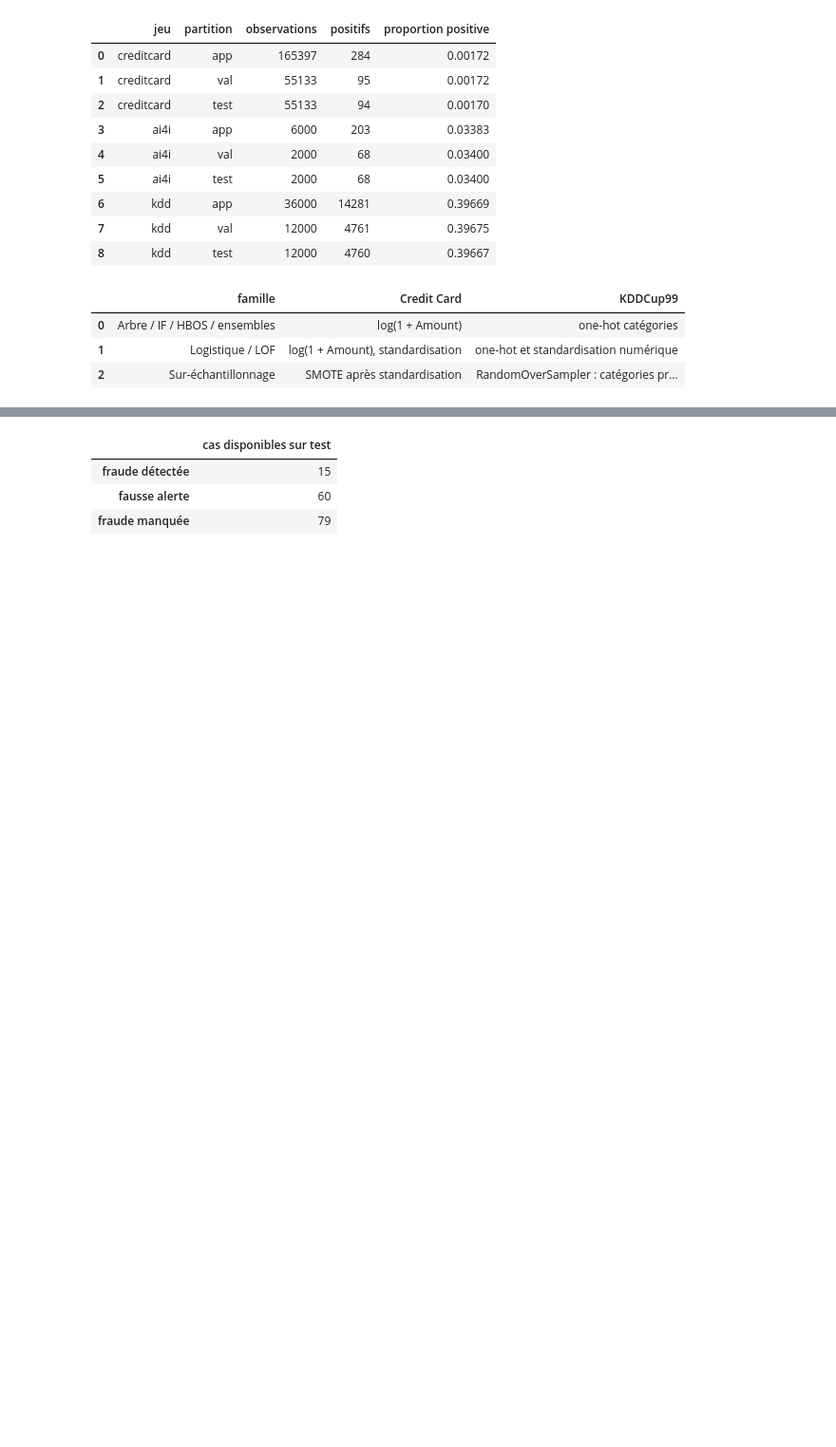
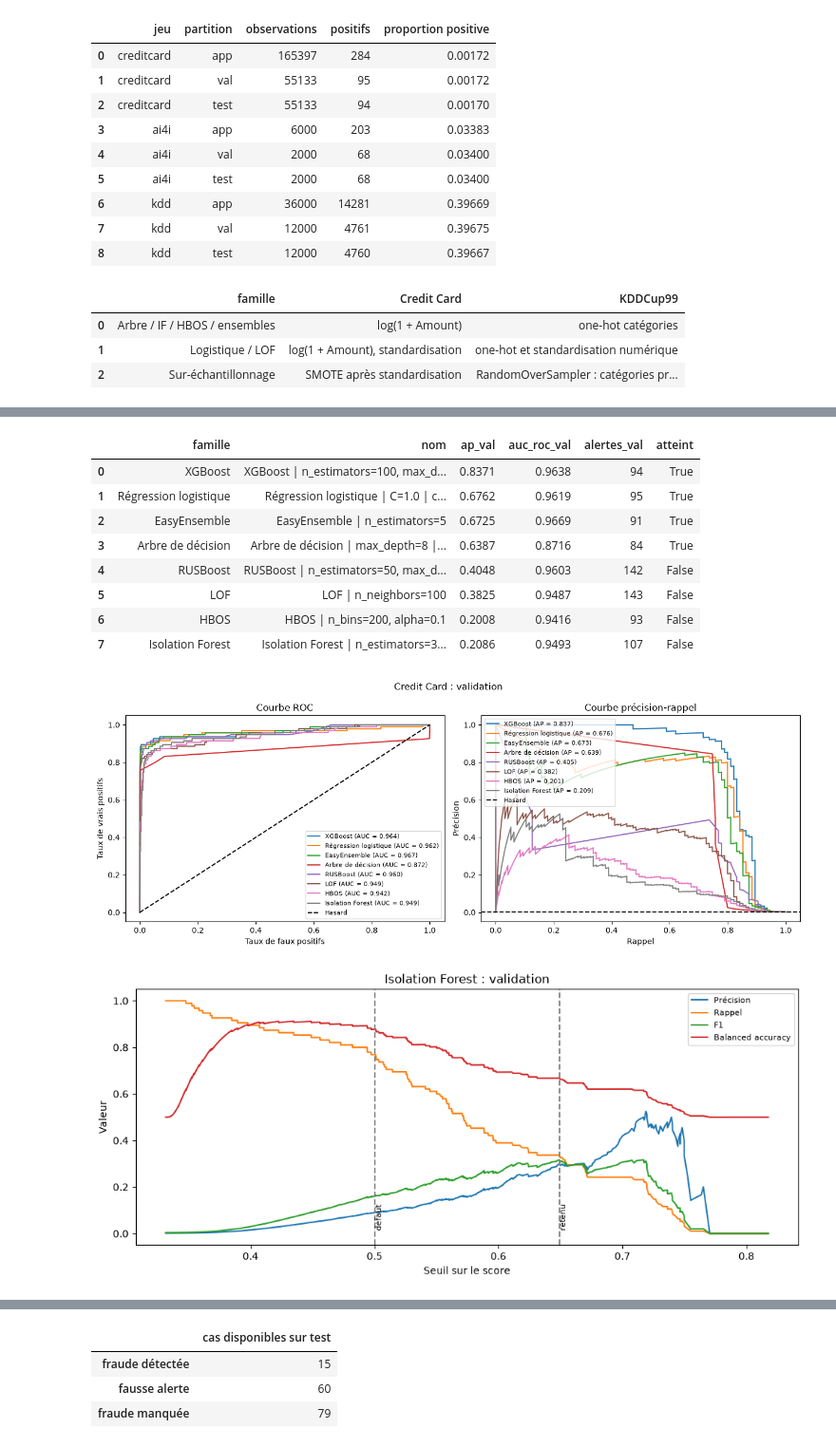
Before and after one commit to fiftycommit/MAYULU, a Jupyter notebook: TP_detection_anomalies.ipynb, the cells around one changed output, grey strips where cells are left out. Shown at 95% size. Drawn from its saved outputs; the diff is of its cells as text; code cells hidden in the pictures; blank space fills up the shorter version.

```diff
--- a/TP_detection_anomalies.ipynb
+++ b/TP_detection_anomalies.ipynb
@@ -165,0 +274,14 @@ On remplace 0, 5 ou 10 % de la référence normale par des points uniformes dans
+# %%
+afficher_resultats(resultats, "cc_3a")
+# %% [output]
+|  | famille | nom | ap_val | auc_roc_val | alertes_val | atteint |
+| 0 | XGBoost | XGBoost | n_estimators=100, max_d... | 0.8371 | 0.9638 | 94 | True |
+| 1 | Régression logistique | Régression logistique | C=1.0 | c... | 0.6762 | 0.9619 | 95 | True |
+| 2 | EasyEnsemble | EasyEnsemble | n_estimators=5 | 0.6725 | 0.9669 | 91 | True |
+| 3 | Arbre de décision | Arbre de décision | max_depth=8 |... | 0.6387 | 0.8716 | 84 | True |
+| 4 | RUSBoost | RUSBoost | n_estimators=50, max_d... | 0.4048 | 0.9603 | 142 | False |
+| 5 | LOF | LOF | n_neighbors=100 | 0.3825 | 0.9487 | 143 | False |
+| 6 | HBOS | HBOS | n_bins=200, alpha=0.1 | 0.2008 | 0.9416 | 93 | False |
+| 7 | Isolation Forest | Isolation Forest | n_estimators=3... | 0.2086 | 0.9493 | 107 | False |
+[figure, added]
+[figure, added]
```
Also changed, not shown: parts of 86 cells of this notebook, 20 other files.
